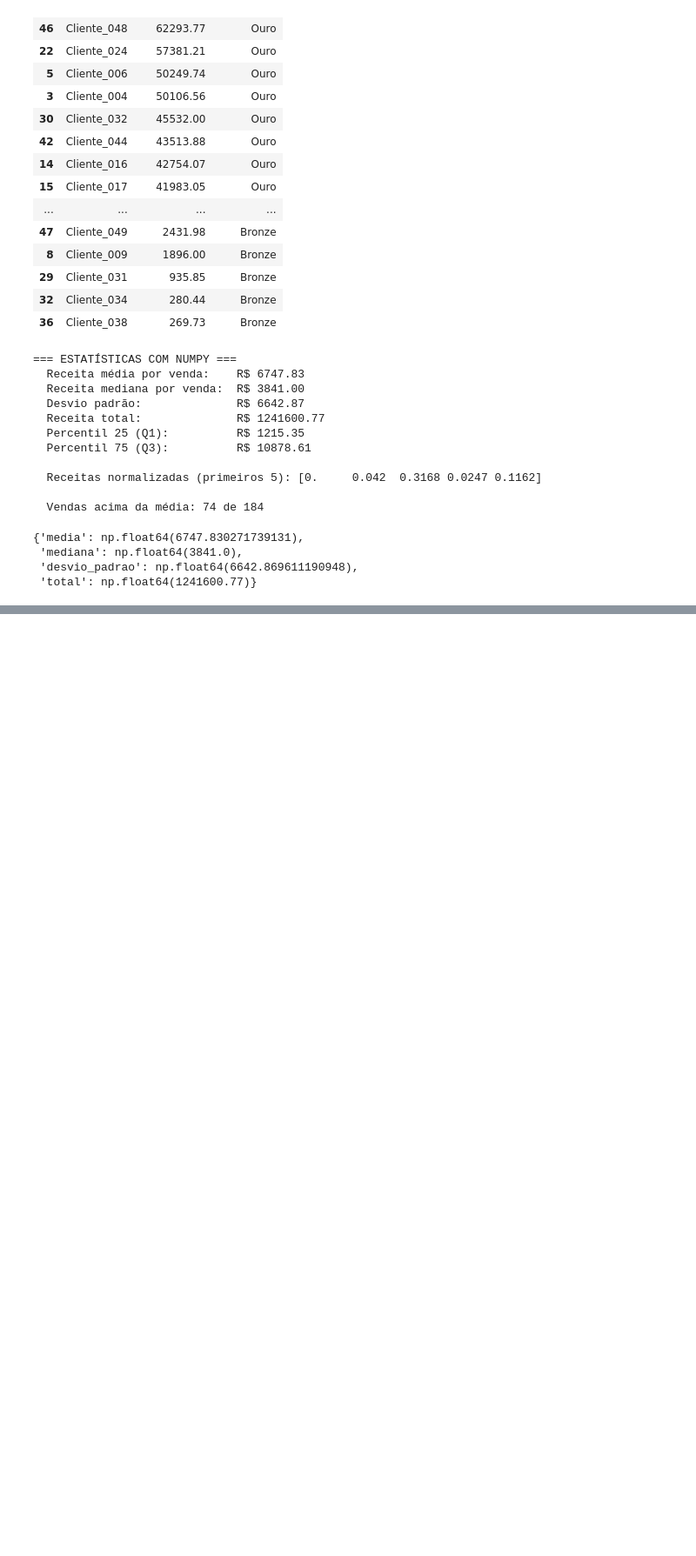
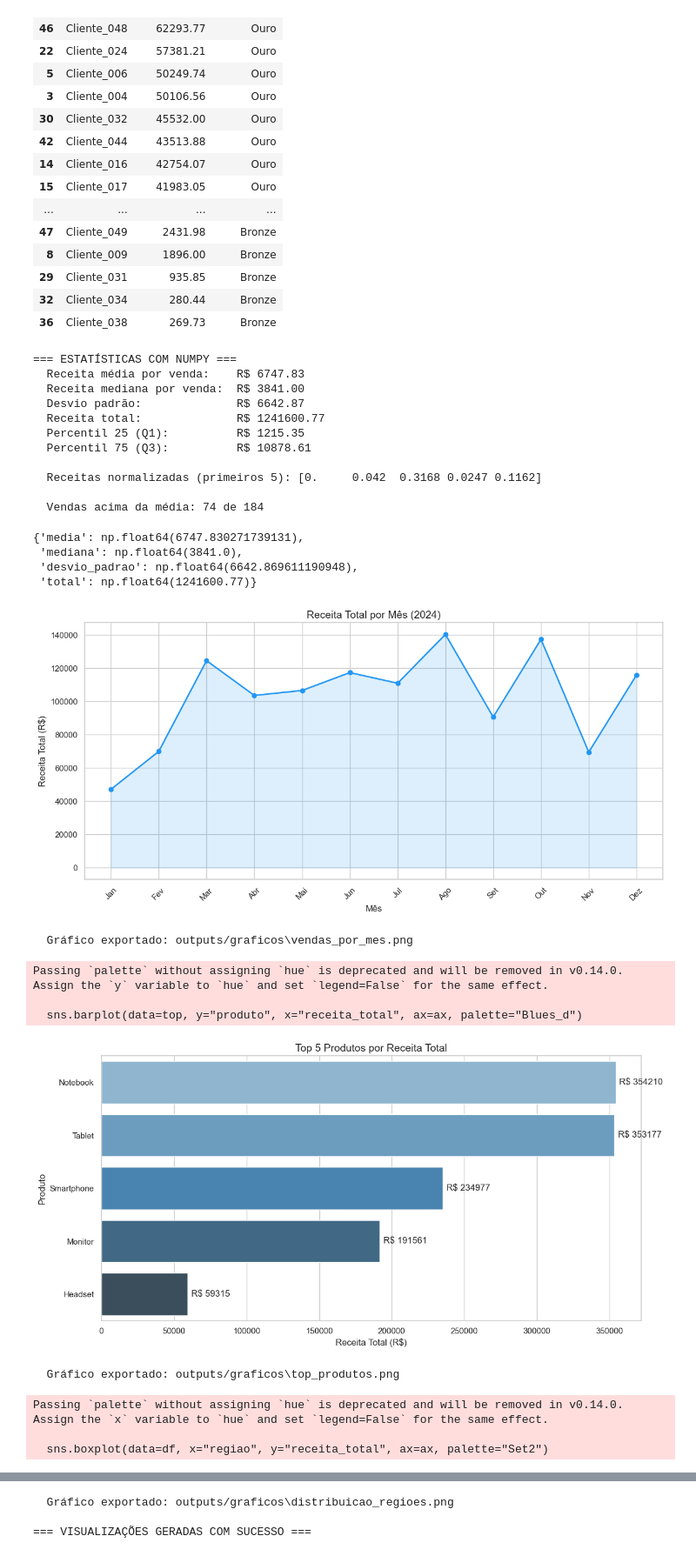
Before and after one commit to Carlos779-cloud/Mini_Projeto, a Jupyter notebook: salesinsight.ipynb, the cells around one changed output, grey strips where cells are left out. Shown at 87% size. Cells and saved outputs as stored; diff of their text form; code cells hidden in the pictures; blank space fills up the shorter version.

Commit message:
Atualizando função de visualizações com gráficos

```diff
--- a/salesinsight.ipynb
+++ b/salesinsight.ipynb
@@ -497,0 +564,13 @@ metricas = {
+# %%
+gerar_visualizacoes(df, metricas)
+# %% [output]
+[figure, added]
+  Gráfico exportado: outputs/graficos\vendas_por_mes.png
+Passing `palette` without assigning `hue` is deprecated and will be removed in v0.14.0. Assign the `y` variable to `hue` and set `legend=False` for the same effect.
+
+  sns.barplot(data=top, y="produto", x="receita_total", ax=ax, palette="Blues_d")
+[figure, added]
+  Gráfico exportado: outputs/graficos\top_produtos.png
+Passing `palette` without assigning `hue` is deprecated and will be removed in v0.14.0. Assign the `x` variable to `hue` and set `legend=False` for the same effect.
+
+  sns.boxplot(data=df, x="regiao", y="receita_total", ax=ax, palette="Set2")
@@ -497,0 +578,3 @@ metricas = {
+  Gráfico exportado: outputs/graficos\distribuicao_regioes.png
+
+=== VISUALIZAÇÕES GERADAS COM SUCESSO ===
```
Also changed, not shown: parts of 2 cells of this notebook.
